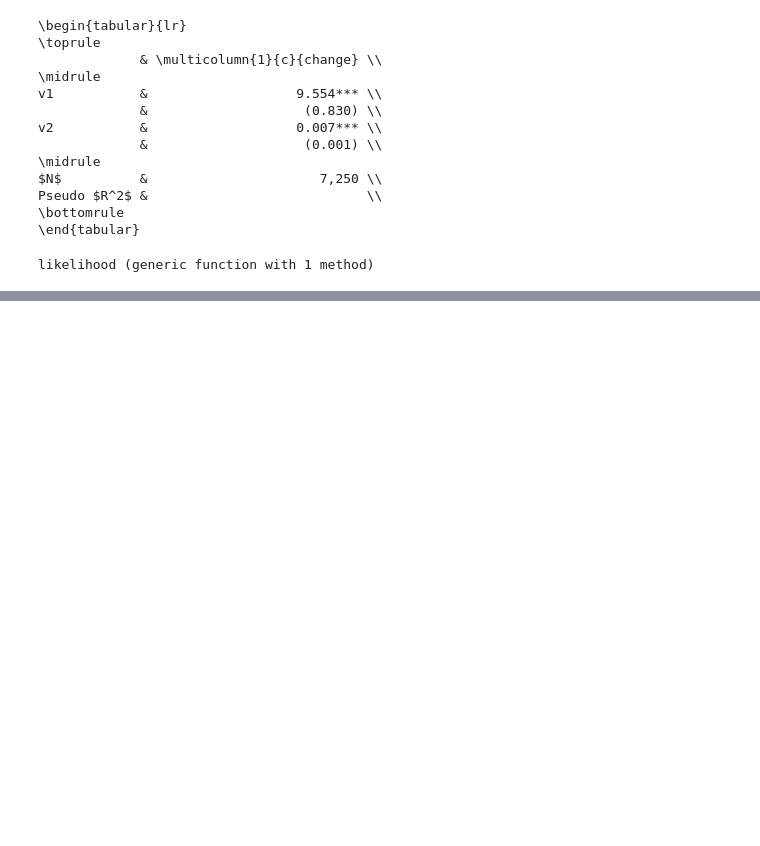
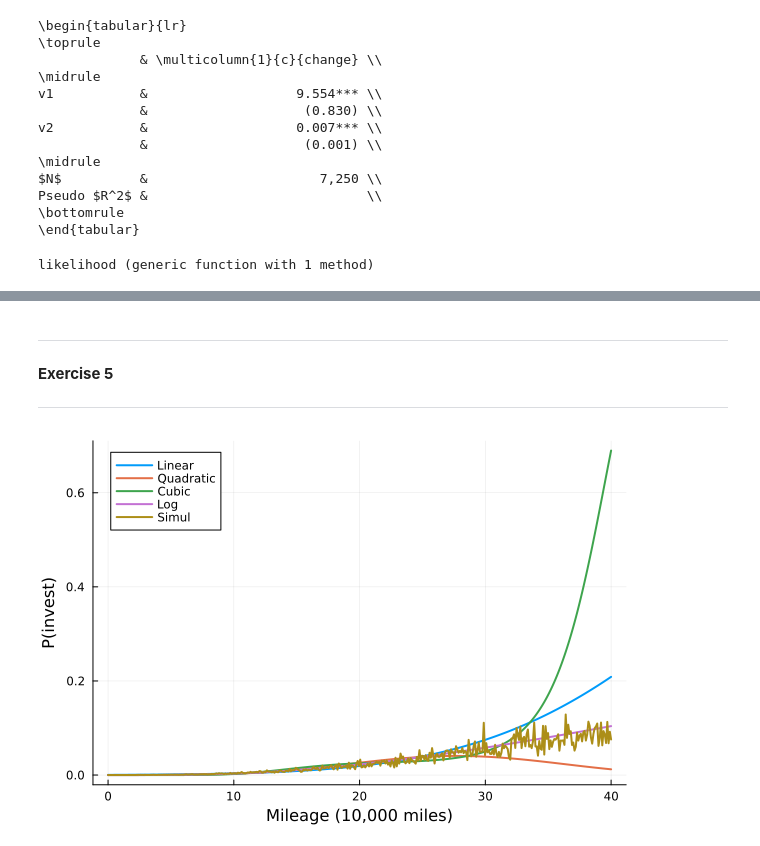
Before and after one commit to jorditorresvallverdu/TSE-2025-2026, a Jupyter notebook: IO/code/io_dynamic_ps1.ipynb, the cells around one changed output, grey strips where cells are left out. Cells and saved outputs as stored; diff of their text form; code cells hidden in the pictures; blank space fills up the shorter version.

```diff
--- a/IO/code/io_dynamic_ps1.ipynb
+++ b/IO/code/io_dynamic_ps1.ipynb
@@ -523,0 +558,59 @@ Error:
+# %% [markdown]
+---
+
+**Exercise 5**
+
+---
+# %%
+
+# Replacement today (scalar values)
+x1_0start, x2_0start, x3_0start = x(0, true)
+
+x1_1 = -1 + x1_0start
+x2_1 = x2_0start
+x3_1 = x3_0start
+
+β1 = results.estimate[1]
+β2 = results.estimate[2]
+
+function simul_s_prob(s_grid)
+
+    S = length(s_grid)
+
+    x1_i0 = zeros(S)
+    x2_i0 = zeros(S)
+    x3_i0 = zeros(S)
+
+    v1 = zeros(S)
+    v2 = zeros(S)
+    v3 = zeros(S)
+
+    for i in 1:S
+        s_i = s_grid[i]
+        x1_i0[i], x2_i0[i], x3_i0[i] = x(s_i, false)
+
+        v1[i] = x1_1 - x1_i0[i]
+        v2[i] = x2_1 - x2_i0[i]
+        v3[i] = x3_1 - x3_i0[i]
+    end
+
+    eta = β1 .* v1 .+ β2 .* v2 .+ v3
+    prob = 1 ./(1 .+ exp.(-eta))
+
+    return prob
+end
+
+grid_s = collect(range(0, 40, length=400))
+
+prob_s= simul_s_prob(grid_s)
+
+
+plot(grid, η1, label="Linear", xlabel="Mileage (10,000 miles)", ylabel="P(invest)", linewidth=2)
+plot!(grid, η2, label="Quadratic", linewidth=2)
+plot!(grid, η3, label="Cubic", linewidth=2)
+plot!(grid, η4, label="Log", linewidth=2)
+plot!(grid, prob_s, label="Simul", linewidth=2)
+
+#savefig(joinpath(export_dir, "ps2_probit_probabilities.pdf")), w/1000 simul
+# %% [output]
+[figure, added]
```
Also changed, not shown: parts of 5 cells of this notebook, 12 other files.
